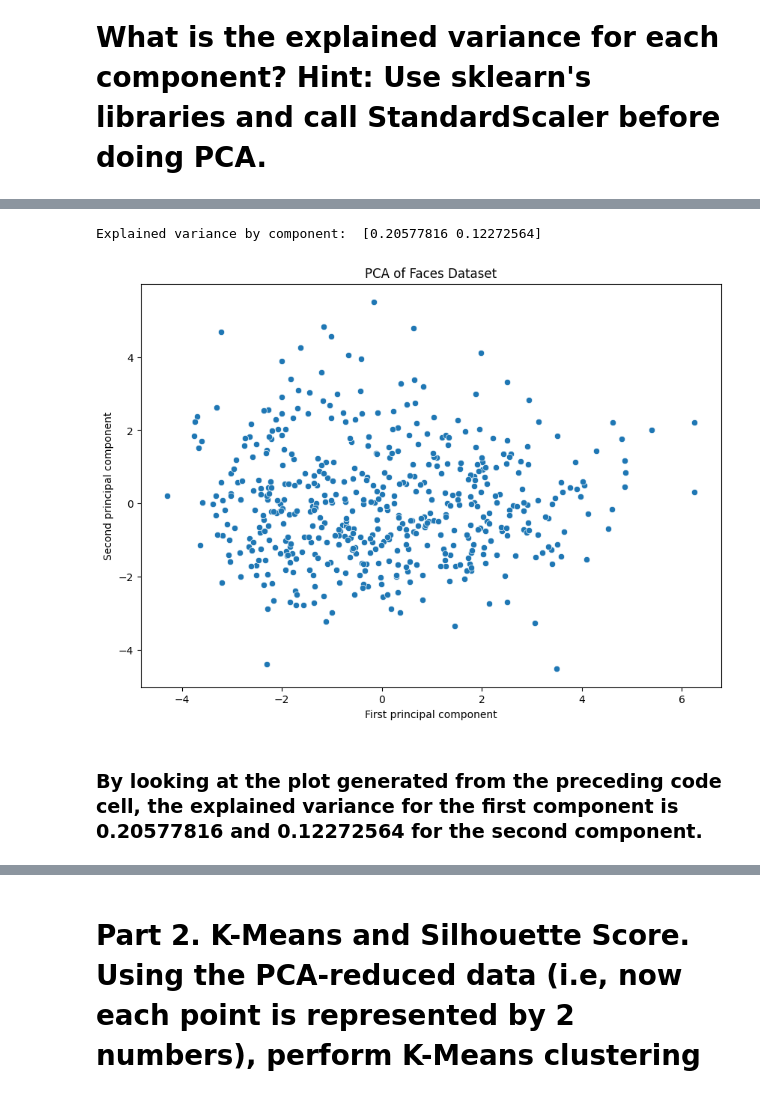
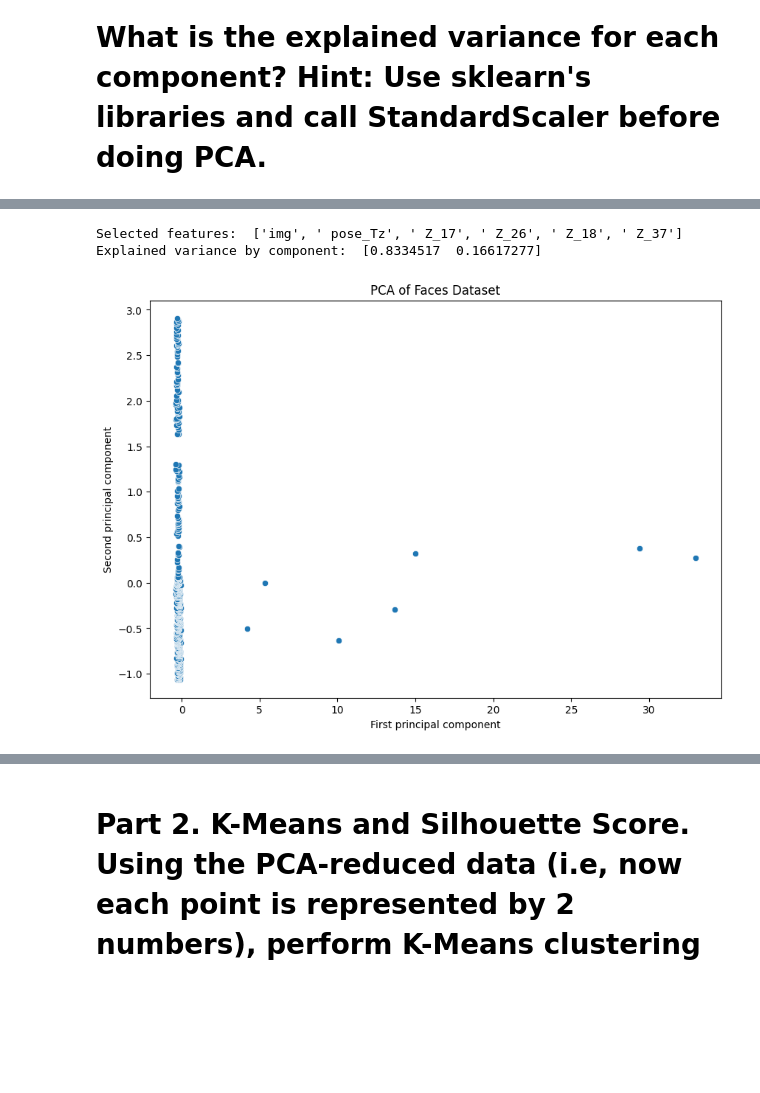
Before and after one commit to SuperRitchie/cmpt419, a Jupyter notebook: a2/a2.ipynb, the cells around one changed output, grey strips where cells are left out. Drawn from its saved outputs; the diff is of its cells as text; code cells hidden in the pictures; blank space fills up the shorter version.

```diff
--- a/a2/a2.ipynb
+++ b/a2/a2.ipynb
@@ -176,35 +176,42 @@ WARNING: Ignoring invalid distribution ~atplotlib (c:\Users\Ritchie\AppData\Loca
 import pandas as pd  # https://pandas.pydata.org/
 import numpy as np  # https://numpy.org/
 from sklearn.preprocessing import StandardScaler  # https://scikit-learn.org/stable/modules/generated/sklearn.preprocessing.StandardScaler.html
 from sklearn.decomposition import PCA  # https://scikit-learn.org/stable/modules/generated/sklearn.decomposition.PCA.html
 import matplotlib.pyplot as plt  # https://matplotlib.org/
 import seaborn as sns  # statistical data visualization; https://seaborn.pydata.org/
 
 data = pd.read_csv('faces/faces_AU.csv') # read data
 
-features = [col for col in data.columns if '_r' in col]  # selects columns with '_r' in the name
+# sort features by variance and select the top 3
+variances = data.var(axis=0)
+features = variances.sort_values(ascending=False).head(6).index.tolist()  # select the top 3 features with the highest variance
+
+# remove the feature named 'img' if it exists from the list of features since it is not a relevant feature
+
+# print the selected features
+print("Selected features: ", features)
+
 # AU derived from https://www.cs.cmu.edu/~face/facs.htm
 X = data[features]
 
 scaler = StandardScaler() # use skLearn StandardScaler to scale the data
 X_scaled = scaler.fit_transform(X) # fit the scaler to the data and transform the data
 
 # PCA
 pca = PCA(n_components=2)  # use PCA from skLearn to reduce the dimensionality to 2
 X_pca = pca.fit_transform(X_scaled) # fit the PCA to the scaled data and transform the data
 
 # Explained variance
 print("Explained variance by component: ", pca.explained_variance_ratio_) # print the explained variance by component
 
 # visualization
 plt.figure(figsize=(10, 7)) # set the size of the plot
 sns.scatterplot(x=X_pca[:, 0], y=X_pca[:, 1]) # create a scatterplot of the first and second principal component
 plt.title('PCA of Faces Dataset') # set the title of the plot
 plt.xlabel('First principal component') # set the x-axis label
 plt.ylabel('Second principal component') # set the y-axis label
 plt.show() # show the plot
 # %% [output]
-Explained variance by component:  [0.20577816 0.12272564]
+Selected features:  ['img', ' pose_Tz', ' Z_17', ' Z_26', ' Z_18', ' Z_37']
+Explained variance by component:  [0.8334517  0.16617277]
-[figure, old version]
+[figure, new version]
-# %% [markdown]
-### By looking at the plot generated from the preceding code cell, the explained variance for the first component is 0.20577816 and 0.12272564 for the second component.
```
Also changed, not shown: parts of 9 cells of this notebook.
